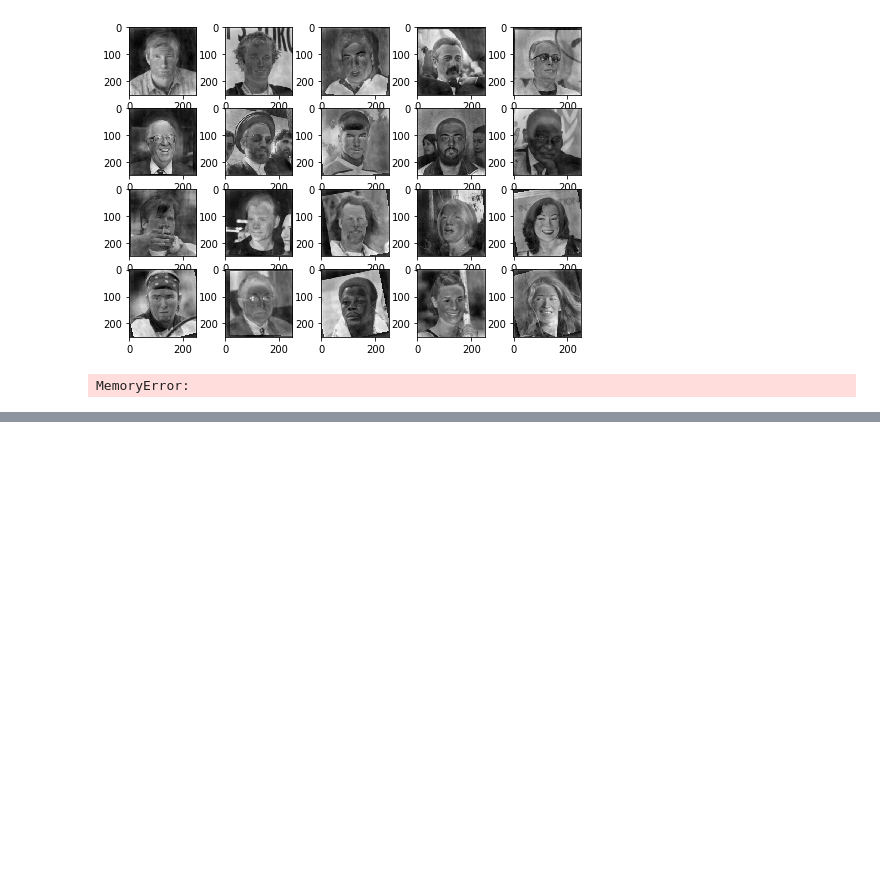
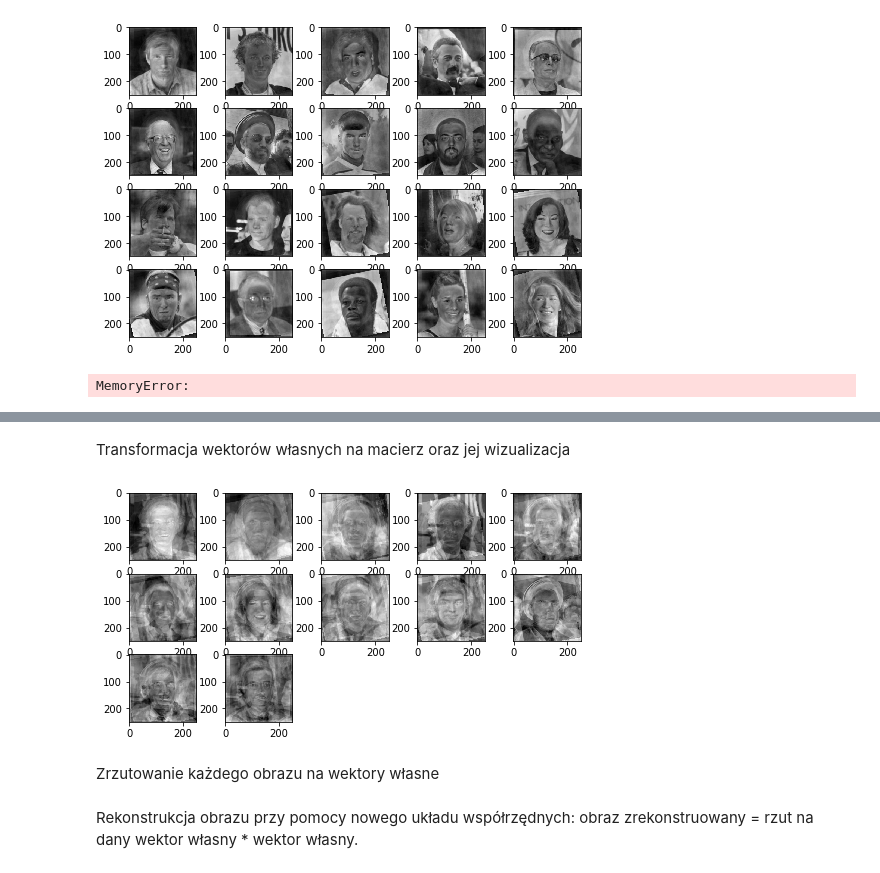
Before and after one commit to pawel717-SCGE/eigenfaces, a Jupyter notebook: SCZ_Eigenfaces_Pawel_Suchanicz_Elzbieta_Dziedzic.ipynb, the cells around one changed output, grey strips where cells are left out. Cells and saved outputs as stored; diff of their text form; code cells hidden in the pictures; blank space fills up the shorter version.

```diff
--- a/SCZ_Eigenfaces_Pawel_Suchanicz_Elzbieta_Dziedzic.ipynb
+++ b/SCZ_Eigenfaces_Pawel_Suchanicz_Elzbieta_Dziedzic.ipynb
@@ -83,0 +136,15 @@ Nie można obliczyć macierzy kowariancji z powodu zbyt dużej ilości danych (b
+# %%
+def reduce_data(eigvalues_sorted, eigvectors_sorted):
+    for index, cumsum in enumerate(np.cumsum(eigvalues_sorted)/sum(eigvalues_sorted)):
+        if(cumsum) >= 0.9:
+            return np.array(eigvalues_sorted[:index]), np.array(eigvectors_sorted[:index])
+# %%
+reduced_eigenvalues, reduced_eigenvectors = reduce_data(eigvalues_sort, eigvectors_sort)
+# %% [markdown]
+Transformacja wektorów własnych na macierz oraz jej wizualizacja
+# %%
+display_images(reduced_eigenvectors)
+# %% [output]
+[figure, added]
+# %% [markdown]
+Zrzutowanie każdego obrazu na wektory własne
@@ -83,0 +159,2 @@ Nie można obliczyć macierzy kowariancji z powodu zbyt dużej ilości danych (b
+# %% [markdown]
+Rekonstrukcja obrazu przy pomocy nowego układu współrzędnych: obraz zrekonstruowany = rzut na dany wektor własny * wektor własny.
```
Also changed, not shown: parts of 15 cells of this notebook, 2 other files.
